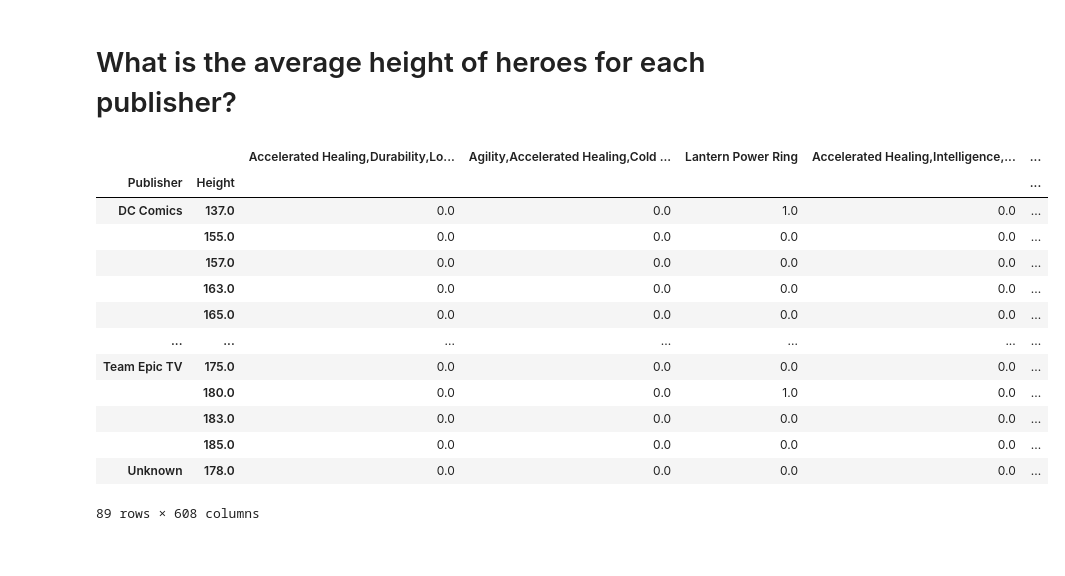
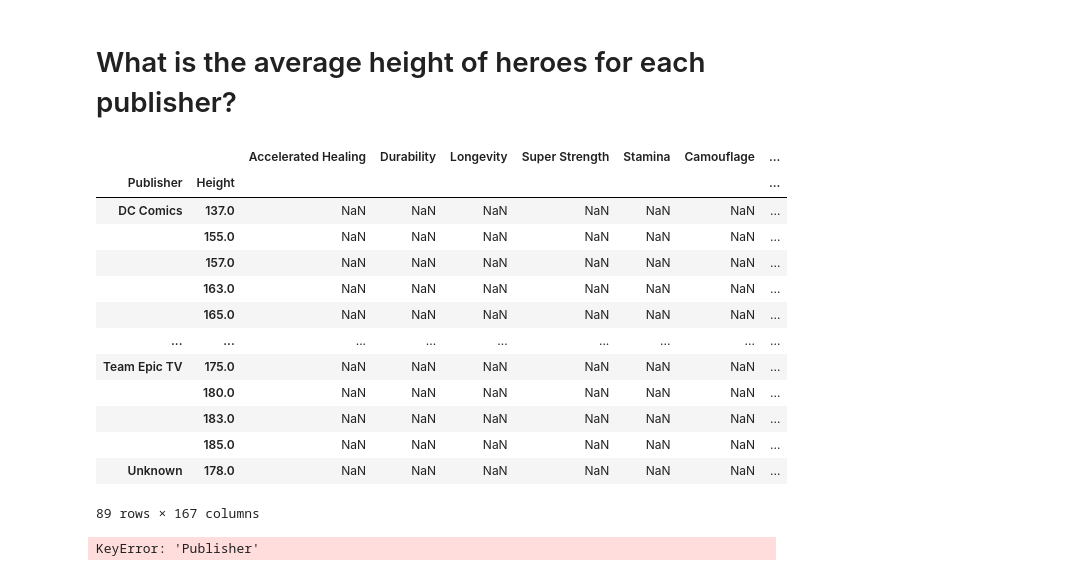
Before and after one commit to maryawamaitha/Advanced-Transformations-Practice, a Jupyter notebook: Advanced Transformation(Core).ipynb, the cells around one changed output. Saved outputs shown, nothing was run; the diff lists cells and outputs as text; code cells hidden in the pictures.

```diff
--- a/Advanced Transformation(Core).ipynb
+++ b/Advanced Transformation(Core).ipynb
@@ -135,8 +135,10 @@ df2.sort_values(['hero_names'])
 | 665 | Zatanna | Cryokinesis,Telepathy,Magic,Fire ... |
 | 666 | Zoom | Super Speed,Intangibility,Time Tr... |
 666 rows × 2 columns
+# %%
+df2["Powers"] = df2["Powers"].str.split(',')
 # %%
 ## exploding the column of lists
-exploded = df2['Powers'].explode()
+exploded = df2.explode("Powers")
 exploded
 # %% [output]
@@ -214,19 +209,24 @@ df3.head(10)
 # %% [markdown]
 # What is the average height of heroes for each publisher?
 # %%
-df3.groupby(["Publisher","Height"]).mean()
+avg_height= df3.groupby(["Publisher","Height"]).mean()
+avg_height
 # %% [output]
-|  |  | Accelerated Healing,Durability,Lo... | Agility,Accelerated Healing,Cold ... | Lantern Power Ring | Accelerated Healing,Intelligence,... | ... |
-| Publisher | Height |  |  |  |  | ... |
-| DC Comics | 137.0 | 0.0 | 0.0 | 1.0 | 0.0 | ... |
-|  | 155.0 | 0.0 | 0.0 | 0.0 | 0.0 | ... |
-|  | 157.0 | 0.0 | 0.0 | 0.0 | 0.0 | ... |
-|  | 163.0 | 0.0 | 0.0 | 0.0 | 0.0 | ... |
-|  | 165.0 | 0.0 | 0.0 | 0.0 | 0.0 | ... |
-| ... | ... | ... | ... | ... | ... | ... |
-| Team Epic TV | 175.0 | 0.0 | 0.0 | 0.0 | 0.0 | ... |
-|  | 180.0 | 0.0 | 0.0 | 1.0 | 0.0 | ... |
-|  | 183.0 | 0.0 | 0.0 | 0.0 | 0.0 | ... |
-|  | 185.0 | 0.0 | 0.0 | 0.0 | 0.0 | ... |
-| Unknown | 178.0 | 0.0 | 0.0 | 0.0 | 0.0 | ... |
+|  |  | Accelerated Healing | Durability | Longevity | Super Strength | Stamina | Camouflage | ... |
+| Publisher | Height |  |  |  |  |  |  | ... |
+| DC Comics | 137.0 | NaN | NaN | NaN | NaN | NaN | NaN | ... |
+|  | 155.0 | NaN | NaN | NaN | NaN | NaN | NaN | ... |
+|  | 157.0 | NaN | NaN | NaN | NaN | NaN | NaN | ... |
+|  | 163.0 | NaN | NaN | NaN | NaN | NaN | NaN | ... |
+|  | 165.0 | NaN | NaN | NaN | NaN | NaN | NaN | ... |
+| ... | ... | ... | ... | ... | ... | ... | ... | ... |
+| Team Epic TV | 175.0 | NaN | NaN | NaN | NaN | NaN | NaN | ... |
+|  | 180.0 | NaN | NaN | NaN | NaN | NaN | NaN | ... |
+|  | 183.0 | NaN | NaN | NaN | NaN | NaN | NaN | ... |
+|  | 185.0 | NaN | NaN | NaN | NaN | NaN | NaN | ... |
+| Unknown | 178.0 | NaN | NaN | NaN | NaN | NaN | NaN | ... |
-89 rows × 608 columns
+89 rows × 167 columns
+# %%
+sns.lineplot( avg_height['Publisher'], avg_height['Height'])
+# %% [output]
+KeyError: 'Publisher'
```
Also changed, not shown: parts of 6 cells of this notebook.
